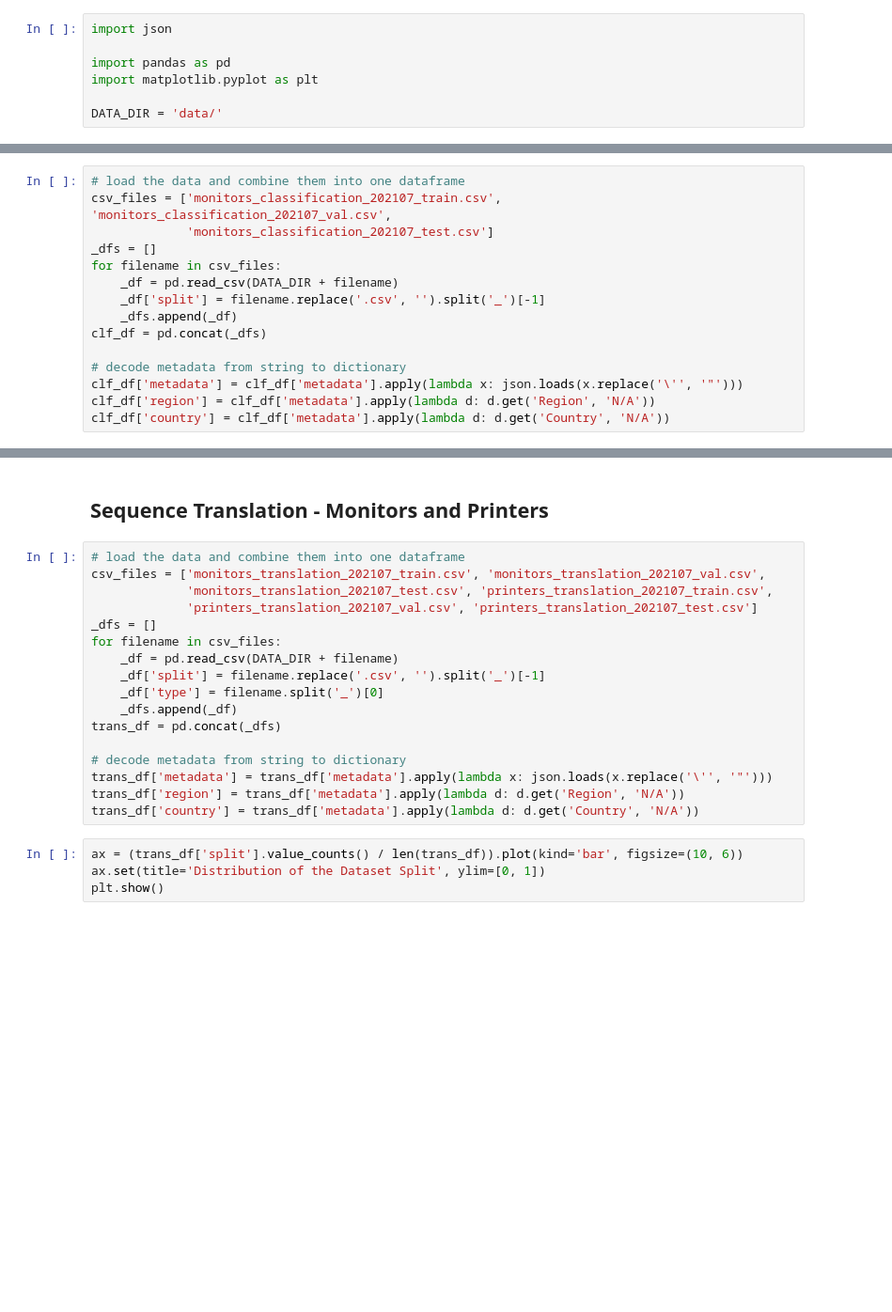
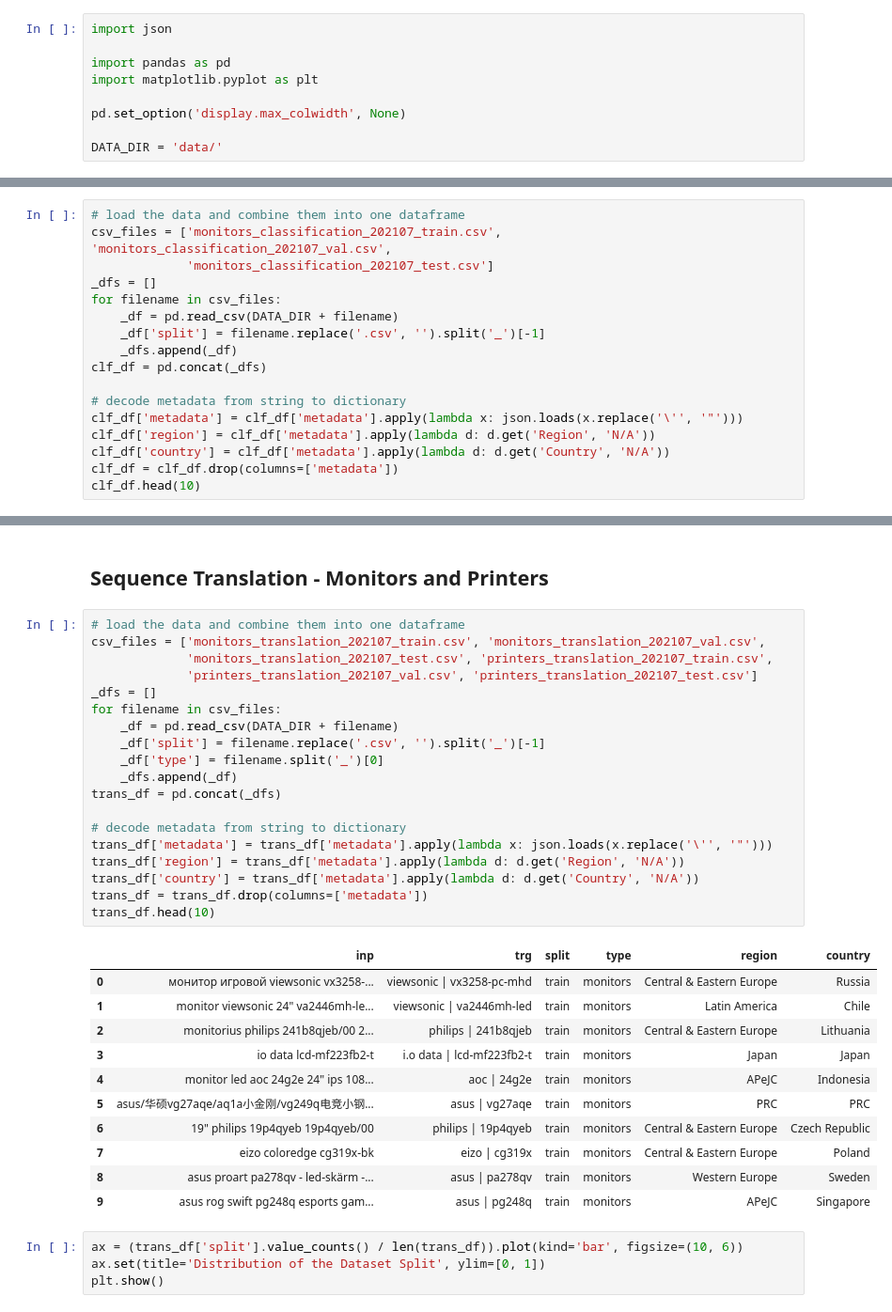
Before and after one commit to chamidullinr/nlp-translation-and-classification, a Jupyter notebook: 01_data_exploration.ipynb, the cells around one changed output, grey strips where cells are left out. Shown at 94% size. Cells and saved outputs as stored; diff of their text form; blank space fills up the shorter version.

```diff
--- a/01_data_exploration.ipynb
+++ b/01_data_exploration.ipynb
@@ -6,6 +6,8 @@ import json
 import pandas as pd
 import matplotlib.pyplot as plt
 
+pd.set_option('display.max_colwidth', None)
+
 DATA_DIR = 'data/'
 # %% [markdown]
 ## Sequence Classification - Monitors
@@ -24,3 +26,5 @@ clf_df = pd.concat(_dfs)
 clf_df['metadata'] = clf_df['metadata'].apply(lambda x: json.loads(x.replace('\'', '"')))
 clf_df['region'] = clf_df['metadata'].apply(lambda d: d.get('Region', 'N/A'))
 clf_df['country'] = clf_df['metadata'].apply(lambda d: d.get('Country', 'N/A'))
+clf_df = clf_df.drop(columns=['metadata'])
+clf_df.head(10)
@@ -63,20 +79,34 @@ Max Input Length: 1401.0
 # %%
 # load the data and combine them into one dataframe
 csv_files = ['monitors_translation_202107_train.csv', 'monitors_translation_202107_val.csv',
              'monitors_translation_202107_test.csv', 'printers_translation_202107_train.csv',
              'printers_translation_202107_val.csv', 'printers_translation_202107_test.csv']
 _dfs = []
 for filename in csv_files:
     _df = pd.read_csv(DATA_DIR + filename)
     _df['split'] = filename.replace('.csv', '').split('_')[-1]
     _df['type'] = filename.split('_')[0]
     _dfs.append(_df)
 trans_df = pd.concat(_dfs)
 
 # decode metadata from string to dictionary
 trans_df['metadata'] = trans_df['metadata'].apply(lambda x: json.loads(x.replace('\'', '"')))
 trans_df['region'] = trans_df['metadata'].apply(lambda d: d.get('Region', 'N/A'))
 trans_df['country'] = trans_df['metadata'].apply(lambda d: d.get('Country', 'N/A'))
+trans_df = trans_df.drop(columns=['metadata'])
+trans_df.head(10)
+# %% [output]
+|  | inp | trg | split | type | region | country |
+| 0 | монитор игровой viewsonic vx3258-... | viewsonic | vx3258-pc-mhd | train | monitors | Central & Eastern Europe | Russia |
+| 1 | monitor viewsonic 24" va2446mh-le... | viewsonic | va2446mh-led | train | monitors | Latin America | Chile |
+| 2 | monitorius philips 241b8qjeb/00 2... | philips | 241b8qjeb | train | monitors | Central & Eastern Europe | Lithuania |
+| 3 | io data lcd-mf223fb2-t | i.o data | lcd-mf223fb2-t | train | monitors | Japan | Japan |
+| 4 | monitor led aoc 24g2e 24" ips 108... | aoc | 24g2e | train | monitors | APeJC | Indonesia |
+| 5 | asus/华硕vg27aqe/aq1a小金刚/vg249q电竞小钢... | asus | vg27aqe | train | monitors | PRC | PRC |
+| 6 | 19" philips 19p4qyeb 19p4qyeb/00 | philips | 19p4qyeb | train | monitors | Central & Eastern Europe | Czech Republic |
+| 7 | eizo coloredge cg319x-bk | eizo | cg319x | train | monitors | Central & Eastern Europe | Poland |
+| 8 | asus proart pa278qv - led-skärm -... | asus | pa278qv | train | monitors | Western Europe | Sweden |
+| 9 | asus rog swift pg248q esports gam... | asus | pg248q | train | monitors | APeJC | Singapore |
 # %%
 ax = (trans_df['split'].value_counts() / len(trans_df)).plot(kind='bar', figsize=(10, 6))
 ax.set(title='Distribution of the Dataset Split', ylim=[0, 1])
```
Also changed, not shown: parts of 1 cell of this notebook, 4 other files.
